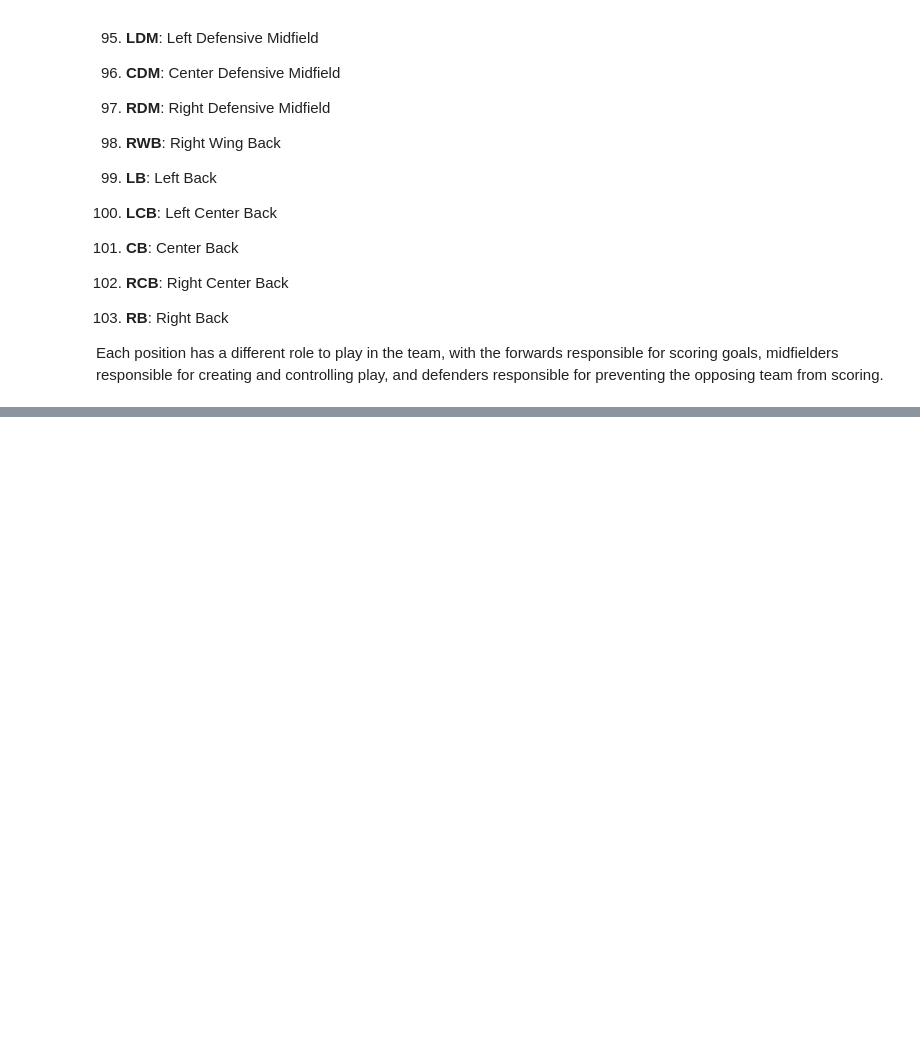
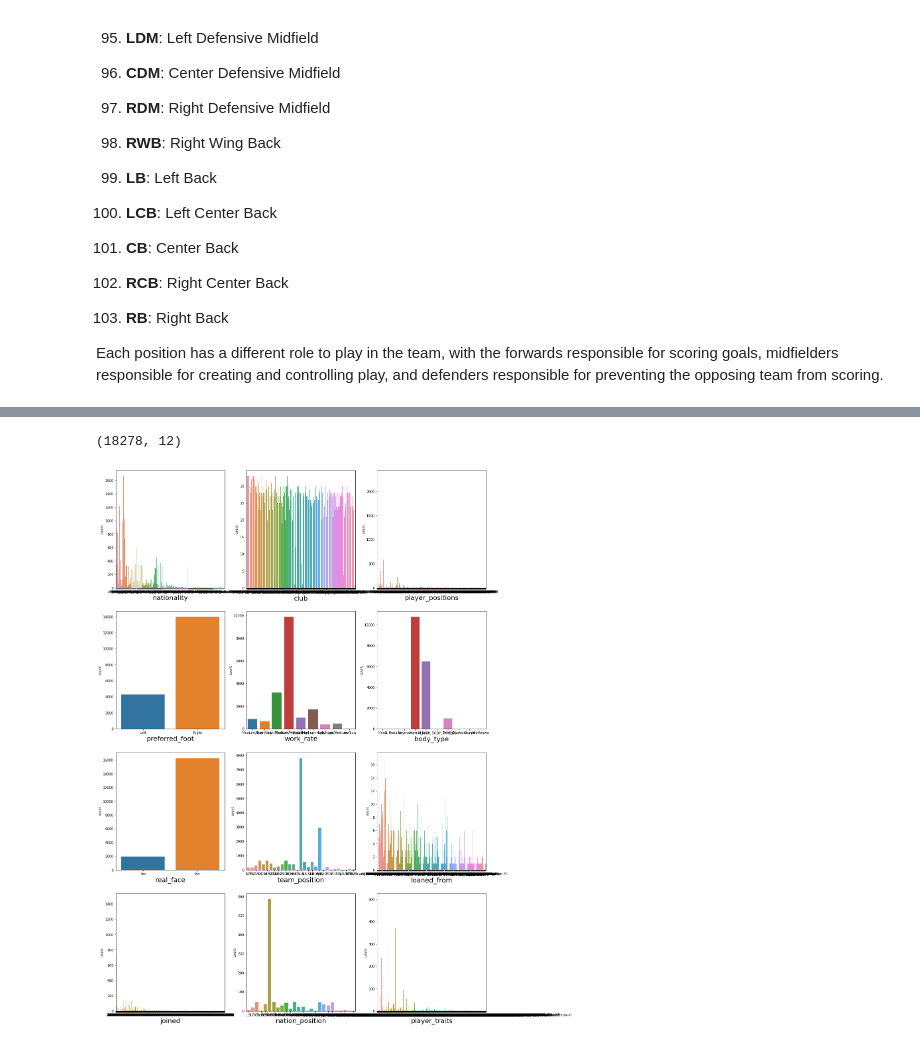
Before and after one commit to manju70/FIFA, a Jupyter notebook: FIFA.ipynb, the cells around one changed output, grey strips where cells are left out. Cells and saved outputs as stored; diff of their text form; code cells hidden in the pictures; blank space fills up the shorter version.

```diff
--- a/FIFA.ipynb
+++ b/FIFA.ipynb
@@ -296,0 +283,3 @@ Each position has a different role to play in the team, with the forwards respon
+# %%
+num_col =data.select_dtypes('number')
+num_col.info()
@@ -296,0 +331,3 @@ Each position has a different role to play in the team, with the forwards respon
+# %%
+cat_cols=data.select_dtypes('object')
+cat_cols
@@ -296,0 +405,12 @@ Each position has a different role to play in the team, with the forwards respon
+# %%
+plt.figure(figsize=(50,200), facecolor='white')
+plotnumber = 1
+
+for column in num_col:
+    if plotnumber<=61 :     # as there are 9 columns in the data
+        ax = plt.subplot(21,3,plotnumber)
+        sns.distplot(num_col[column],kde=True)
+        plt.xlabel(column,fontsize=20)
+        #plt.ylabel('Salary',fontsize=20)
+    plotnumber+=1
+plt.show()
@@ -296,0 +428,21 @@ Each position has a different role to play in the team, with the forwards respon
+# %%
+uni_cat1=cat_cols.drop(['player_url', 'short_name', 'long_name', 'dob','player_tags','ls', 'st', 'rs', 'lw', 'lf', 'cf',
+       'rf', 'rw', 'lam', 'cam', 'ram', 'lm', 'lcm', 'cm', 'rcm', 'rm', 'lwb',
+       'ldm', 'cdm', 'rdm', 'rwb', 'lb', 'lcb', 'cb', 'rcb', 'rb'],axis=1)
+# %%
+uni_cat1.shape
+# %% [output]
+(18278, 12)
+# %%
+plt.figure(figsize=(20,30), facecolor='white')
+plotnumber = 1
+
+for column in uni_cat1:
+    if plotnumber<=12 :     # as there are 9 columns in the data
+        ax = plt.subplot(4,3,plotnumber)
+        sns.countplot(uni_cat1[column])
+        plt.xlabel(column,fontsize=20)
+    plotnumber+=1
+plt.show()
+# %% [output]
+[figure, added]
```
Also changed, not shown: parts of 27 cells of this notebook.
